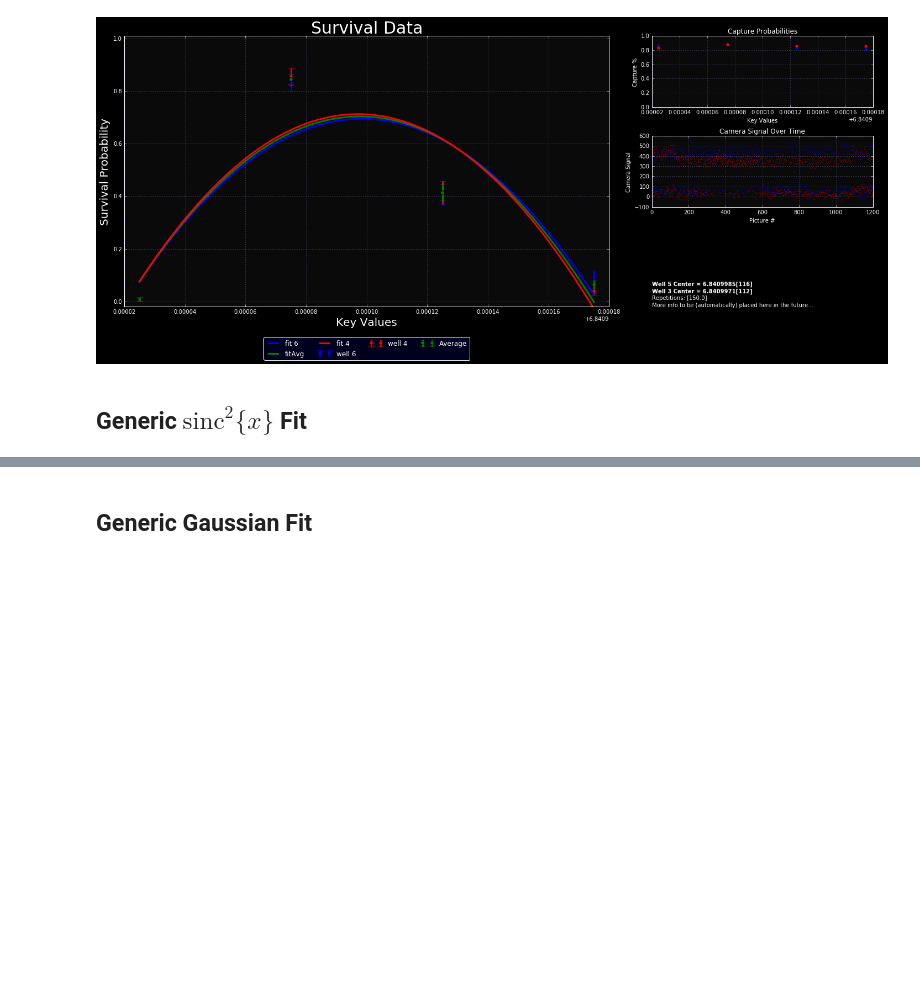
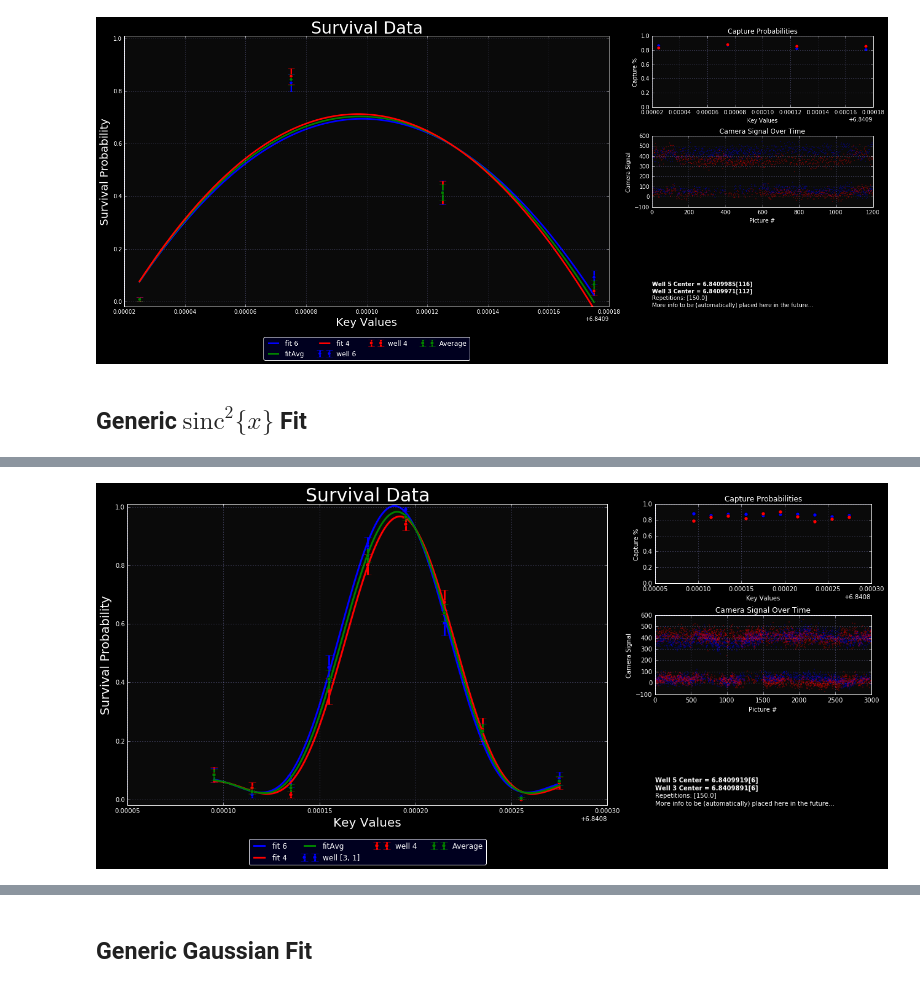
Before and after one commit to aquirdTurtle/Marks-old-analysis-folder, a Jupyter notebook: Templates.ipynb, the cells around one changed output, grey strips where cells are left out. Cells and saved outputs as stored; diff of their text form; code cells hidden in the pictures; blank space fills up the shorter version.

Commit message:
[DATA ANALYSIS]: - Previous merge did not merge correctly.

```diff
--- a/Templates.ipynb
+++ b/Templates.ipynb
@@ -347,7 +347,3 @@ plt.tight_layout();
 [figure]
 # %% [markdown]
 ## Generic $\text{sinc}^2\{x\}$ Fit
-# %%
-import matplotlib as mpl
-for attr in mpl.rcParams:
-    print(attr)
@@ -371,0 +350,76 @@ boxplot.meanprops.linewidth
+# %%
+# locals for convenience
+filename = "Carrier_Calibration_Top_Vert" # shouldn't include run number.
+data = importData(date, filename, 12) # stands for "data from run 11"
+locs = ['[3, 1]', '[5, 1]']
+# fit
+data['xForFit'] = np.linspace(min(data['Key']), max(data['Key']), 1000)
+likelyCenter1 = data['Key'][data[locs[0]]['Survival Averages'].index(max(data[locs[0]]['Survival Averages']))]
+widthGuess = 0.5 / np.std(data['Key']) # assumes downward facing.
+# def sinc_squared(x, A, center, scale, offset):
+data[locs[0]]['fitValues'], data[locs[0]]['covValues'] = fit(sinc_squared, data['Key'],
+                                                             data[locs[0]]['Survival Averages'],
+                                                             p0=[0.95, likelyCenter1, widthGuess, 0.05])
+data[locs[0]]['fitData'] = sinc_squared(data['xForFit'], *data[locs[0]]['fitValues']);
+
+likelyCenter2 = data['Key'][data[locs[1]]['Survival Averages'].index(max(data[locs[1]]['Survival Averages']))]
+data[locs[1]]['fitValues'], data[locs[1]]['covValues']  = fit(sinc_squared, data['Key'],
+                                                              data[locs[1]]['Survival Averages'],
+                                        p0=[0.95, likelyCenter2, widthGuess, 0.05])
+data[locs[1]]['fitData'] = sinc_squared(data['xForFit'], *data[locs[1]]['fitValues'])
+likelyCenterAvg = (likelyCenter2 + likelyCenter1) / 2
+data['[Correlation Averages]']['fitValues'], data['[Correlation Averages]']['covValues'] \
+    = fit(sinc_squared, data['Key'], data['[Correlation Averages]']['Total average single atom survival'],
+          p0=[0.95, likelyCenterAvg, widthGuess, 0.05])
+data['[Correlation Averages]']['fitData'] = sinc_squared(data['xForFit'], *data['[Correlation Averages]']['fitValues'])
+
+# Main Plot
+mainPlot = plt.subplot2grid((3,3), (0,0), colspan=2, rowspan=3)
+mainPlot.errorbar(data['Key'], data[locs[0]]['Survival Averages'], yerr=data[locs[0]]['Survival Errors'],
+                  ls='', marker='o', label="well " + locs[0], color='b', capsize=6,
+                  elinewidth=3)
+mainPlot.plot(data['xForFit'], data[locs[0]]['fitData'], color='b', label='fit 6', linewidth=3)
+#
+mainPlot.errorbar(data['Key'], data[locs[1]]['Survival Averages'], yerr=data[locs[1]]['Survival Errors'],
+                  ls='', marker='o', label="well 4", color='r', capsize=6, elinewidth=3)
+mainPlot.plot(data['xForFit'], data[locs[1]]['fitData'], color='r', label='fit 4', linewidth=3)
+#
+mainPlot.plot(data['xForFit'], data['[Correlation Averages]']['fitData'], color='g', label='fitAvg', linewidth=3)
+mainPlot.errorbar(data['Key'], data['[Correlation Averages]']['Total average single atom survival'],
+                  yerr=data['[Correlation Errors]']['Total average single atom survival'],
+                  ls='', marker='o', label="Average", color='g', capsize=6, elinewidth=3)
+
+mainPlot.set_ylim({-0.02, 1.01});
+mainPlot.set_title("Survival Data", fontsize=30);
+mainPlot.set_ylabel("Survival Probability", fontsize=20);
+mainPlot.set_xlabel("Key Values", fontsize=20);
+mainPlot.legend(loc="upper center", bbox_to_anchor=(0.5,-0.1), fancybox=True, ncol=4);
+mainPlot.grid("on")
+# Capture Probabilities Plot
+capturePlot = plt.subplot2grid((3, 3), (0, 2))
+capturePlot.plot(data['Key'], data[locs[0]]['Loading Probabilities'], ls='', marker='o', color='b')
+capturePlot.plot(data['Key'], data[locs[1]]['Loading Probabilities'], ls='', marker='o', color='r')
+capturePlot.set_ylim({0, 1})
+capturePlot.set_xlabel("Key Values")
+capturePlot.set_ylabel("Capture %")
+capturePlot.set_title("Capture Probabilities")
+capturePlot.grid("on")
+# Count Series Plot
+countDataPlot = plt.subplot2grid((3, 3), (1, 2))
+countDataPlot.plot(data[locs[0]]['Data Counts'], 'b', ls='', marker='.', markersize=1)
+countDataPlot.plot(data[locs[1]]['Data Counts'], 'r', ls='', marker='.', markersize=1)
+countDataPlot.set_xlabel("Picture #")
+countDataPlot.set_ylabel("Camera Signal")
+countDataPlot.set_title("Camera Signal Over Time")
+countDataPlot.grid("on")
+# info plot
+infoPlot = plt.subplot2grid((3,3), (2,2))
+infoPlot.axis("off")
+infoPlot.text(0,0, "More info to be (automatically) placed here in the future...")
+infoPlot.text(0,0.1,"Repetitions: " + str(data['Repetitions']))
+infoPlot.text(0,0.2,"Well 3 Center = " + "{:.7f}".format(data[locs[0]]['fitValues'][1]) + "["
+              + "{:.0f}".format(10**7*np.sqrt(data[locs[0]]['covValues'][1][1])) + "]", fontweight='bold')
+infoPlot.text(0,0.3,"Well 5 Center = " + "{:.7f}".format(data[locs[1]]['fitValues'][1]) + "["
+              + "{:.0f}".format(10**7*np.sqrt(data[locs[1]]['covValues'][1][1])) + "]", fontweight='bold')
+plt.tight_layout();
+# %% [output]
@@ -371,0 +427 @@ boxplot.meanprops.linewidth
+[figure, added]
```
Also changed, not shown: parts of 7 cells of this notebook, 15 other files.
